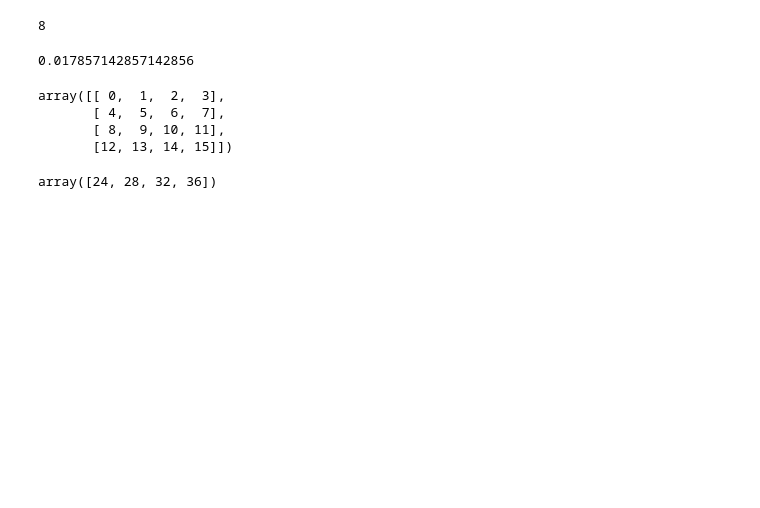
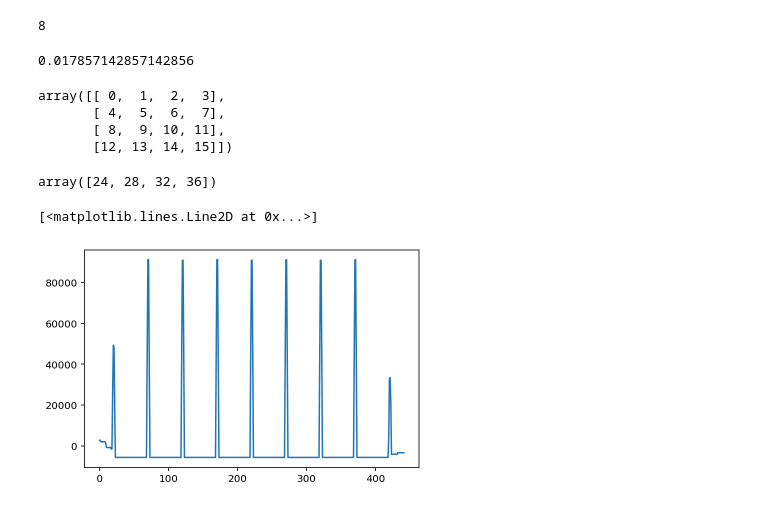
Before and after one commit to idrisr/chessocrnb, a Jupyter notebook: nbs/05_hough.py.ipynb, the cells around one changed output. Drawn from its saved outputs; the diff is of its cells as text; code cells hidden in the pictures; blank space fills up the shorter version.

```diff
--- a/nbs/05_hough.py.ipynb
+++ b/nbs/05_hough.py.ipynb
@@ -139,0 +270,5 @@ array([24, 28, 32, 36])
+# %%
+plt.plot(sig)
+# %% [output]
+[<matplotlib.lines.Line2D at 0x...>]
+[figure, added]
```
Also changed, not shown: parts of 17 cells of this notebook, 1 other file.
